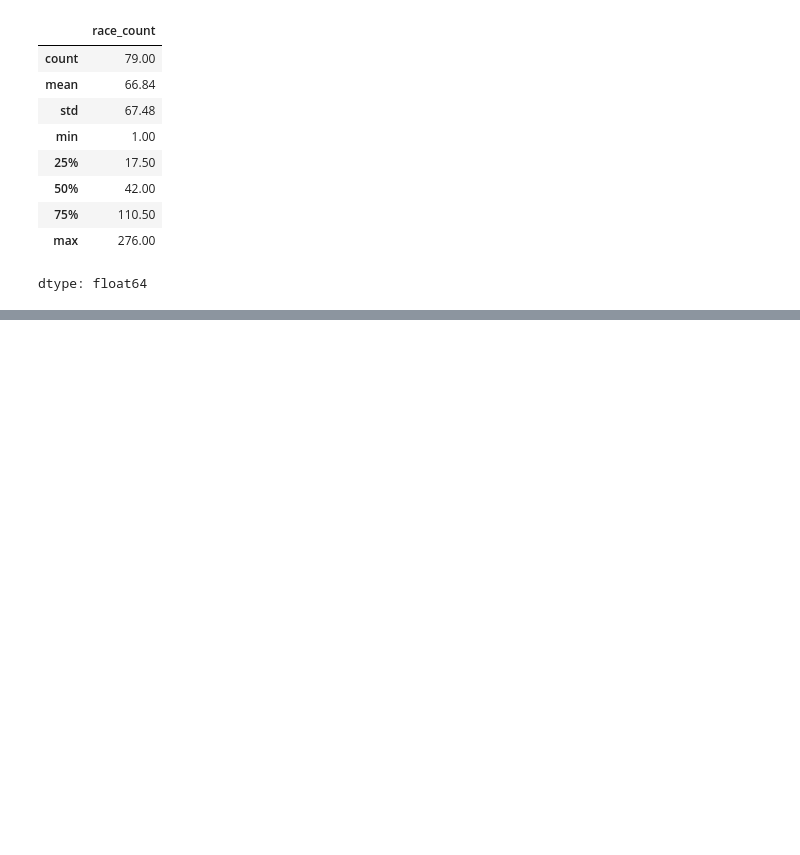
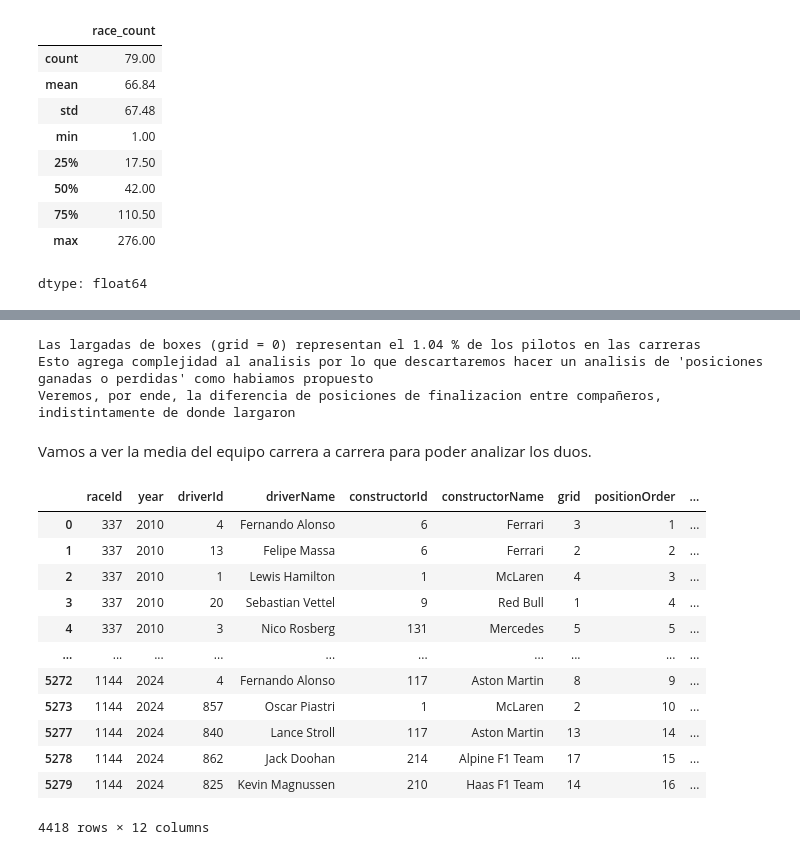
Before and after one commit to Joaquin-Lobato-Adinolfi/TP_LMC_F1_Analysis, a Jupyter notebook: TP_LMC_F1_Analysis.ipynb, the cells around one changed output, grey strips where cells are left out. Cells and saved outputs as stored; diff of their text form; code cells hidden in the pictures; blank space fills up the shorter version.

```diff
--- a/TP_LMC_F1_Analysis.ipynb
+++ b/TP_LMC_F1_Analysis.ipynb
@@ -1025,0 +1172,28 @@ Por el momento, no descartaremos pilotos pero si observaremos de los datos que l
+# %%
+grid_cero = (pares_finalizados['grid'] == 0).sum()
+print(f"Las largadas de boxes (grid = 0) representan el {((grid_cero * 100) / len(pares_finalizados)).round(2)} % de los pilotos en las carreras")
+print("Esto agrega complejidad al analisis por lo que descartaremos hacer un analisis de 'posiciones ganadas o perdidas' como habiamos propuesto")
+print("Veremos, por ende, la diferencia de posiciones de finalizacion entre compañeros, indistintamente de donde largaron")
+# %% [output]
+Las largadas de boxes (grid = 0) representan el 1.04 % de los pilotos en las carreras
+Esto agrega complejidad al analisis por lo que descartaremos hacer un analisis de 'posiciones ganadas o perdidas' como habiamos propuesto
+Veremos, por ende, la diferencia de posiciones de finalizacion entre compañeros, indistintamente de donde largaron
+# %% [markdown]
+Vamos a ver la media del equipo carrera a carrera para poder analizar los duos.
+# %%
+pares_finalizados['team_mean'] = (pares_finalizados.groupby(['raceId', 'constructorId'])['positionOrder'].transform('mean'))
+pares_finalizados
+# %% [output]
+|  | raceId | year | driverId | driverName | constructorId | constructorName | grid | positionOrder | ... |
+| 0 | 337 | 2010 | 4 | Fernando Alonso | 6 | Ferrari | 3 | 1 | ... |
+| 1 | 337 | 2010 | 13 | Felipe Massa | 6 | Ferrari | 2 | 2 | ... |
+| 2 | 337 | 2010 | 1 | Lewis Hamilton | 1 | McLaren | 4 | 3 | ... |
+| 3 | 337 | 2010 | 20 | Sebastian Vettel | 9 | Red Bull | 1 | 4 | ... |
+| 4 | 337 | 2010 | 3 | Nico Rosberg | 131 | Mercedes | 5 | 5 | ... |
+| ... | ... | ... | ... | ... | ... | ... | ... | ... | ... |
+| 5272 | 1144 | 2024 | 4 | Fernando Alonso | 117 | Aston Martin | 8 | 9 | ... |
+| 5273 | 1144 | 2024 | 857 | Oscar Piastri | 1 | McLaren | 2 | 10 | ... |
+| 5277 | 1144 | 2024 | 840 | Lance Stroll | 117 | Aston Martin | 13 | 14 | ... |
+| 5278 | 1144 | 2024 | 862 | Jack Doohan | 214 | Alpine F1 Team | 17 | 15 | ... |
+| 5279 | 1144 | 2024 | 825 | Kevin Magnussen | 210 | Haas F1 Team | 14 | 16 | ... |
+4418 rows × 12 columns
```
Also changed, not shown: parts of 37 cells of this notebook.
